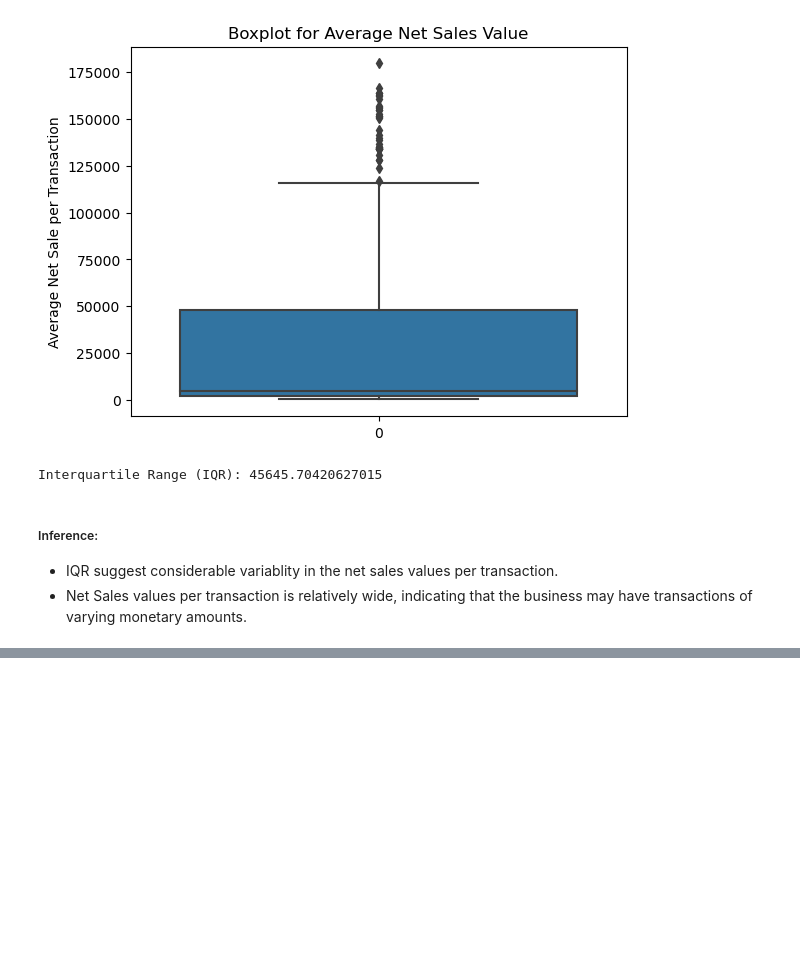
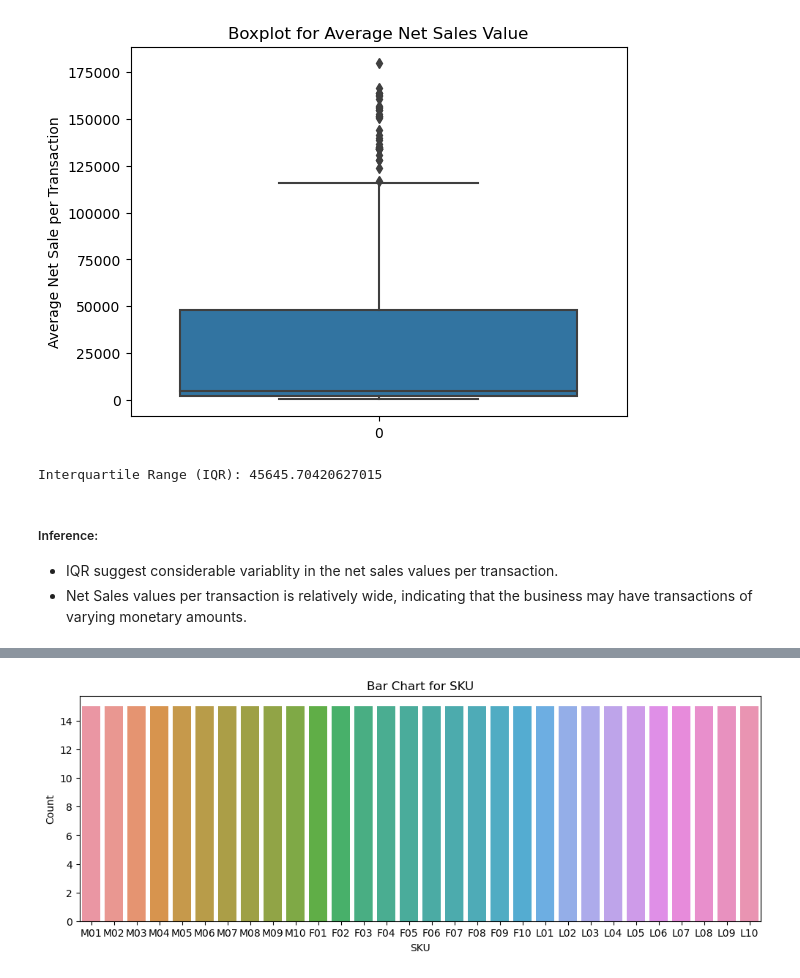
Before and after one commit to Priyanshu501/Assignments, a Jupyter notebook: Basic stats - 1/Basic_Stats-1.ipynb, the cells around one changed output, grey strips where cells are left out. Cells and saved outputs as stored; diff of their text form; code cells hidden in the pictures; blank space fills up the shorter version.

```diff
--- a/Basic stats - 1/Basic_Stats-1.ipynb
+++ b/Basic stats - 1/Basic_Stats-1.ipynb
@@ -322,0 +377,9 @@ Interquartile Range (IQR): 45645.70420627015
+# %%
+plt.figure(figsize=(12,4))
+sns.barplot(y=df['SKU'].value_counts(), x=df['SKU'].unique())
+plt.xlabel('SKU')
+plt.ylabel('Count')
+plt.title('Bar Chart for SKU')
+plt.show()
+# %% [output]
+[figure, added]
```
Also changed, not shown: parts of 9 cells of this notebook.
